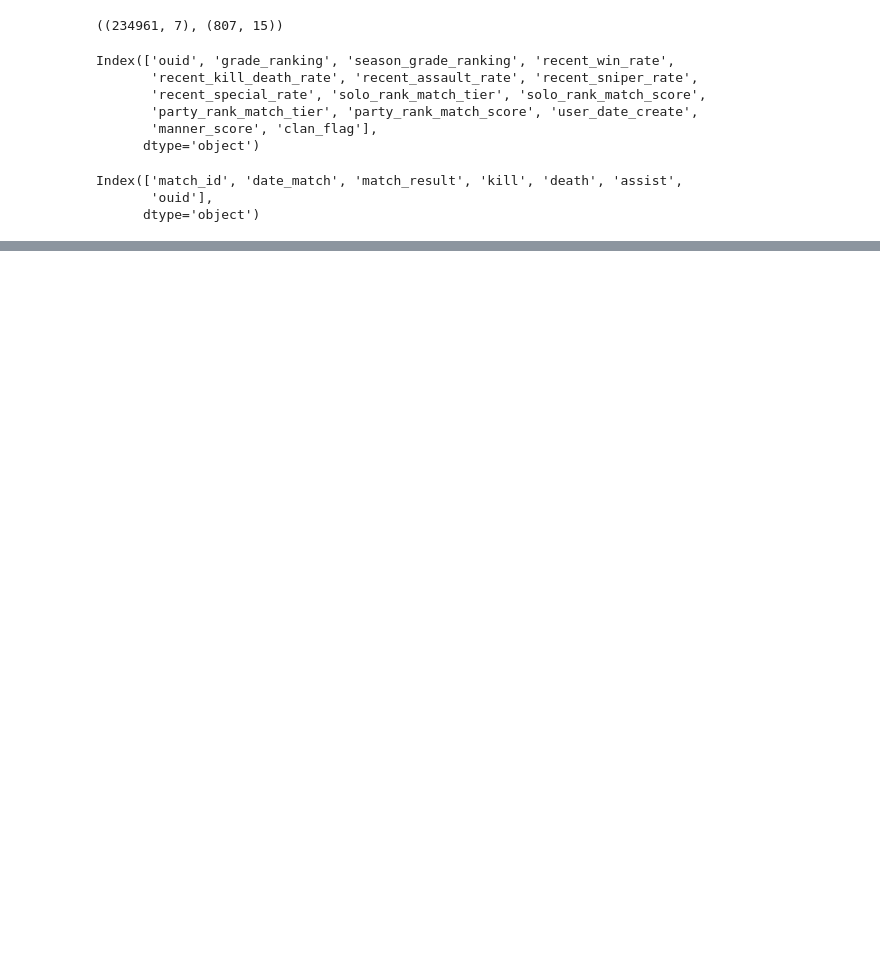
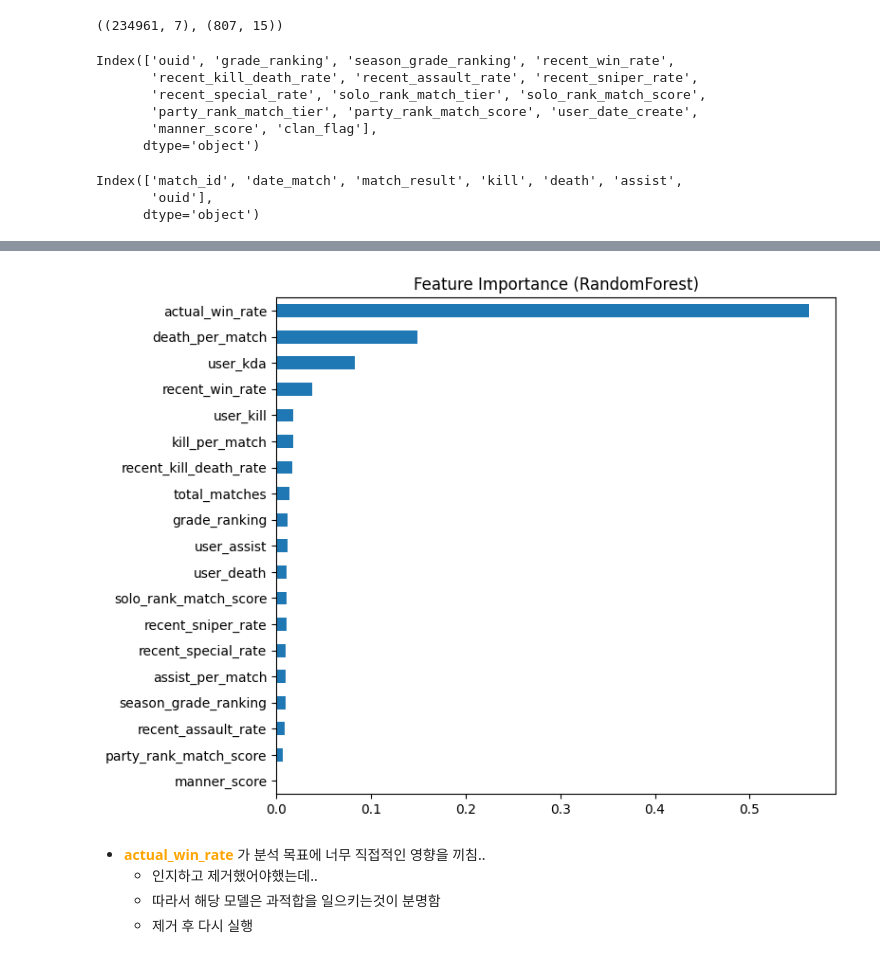
Before and after one commit to pjjongho/NEXON_API, a Jupyter notebook: SA/analysis/data_eda.ipynb, the cells around one changed output, grey strips where cells are left out. Saved outputs shown, nothing was run; the diff lists cells and outputs as text; code cells hidden in the pictures; blank space fills up the shorter version.

```diff
--- a/SA/analysis/data_eda.ipynb
+++ b/SA/analysis/data_eda.ipynb
@@ -204,0 +198,15 @@ df_match
+# %%
+df_model = df.drop(['ouid'], axis=1)
+
+# input, target split
+X = df_model.drop('target', axis=1)
+y = df_model['target']
+# %%
+# train, test data split
+
+X_train, X_test, y_train, y_test = train_test_split(X, y, test_size=0.2, stratify=y, random_state=42)
+# %%
+# model training
+
+model = RandomForestClassifier()
+model.fit(X_train, y_train)
@@ -204,0 +240,16 @@ df_match
+# %%
+import matplotlib.pyplot as plt
+import seaborn as sns
+
+feature_importance = pd.Series(model.feature_importances_, index=X.columns)
+feature_importance.sort_values(ascending=True).plot(kind='barh', figsize=(8, 6))
+plt.title("Feature Importance (RandomForest)")
+plt.tight_layout()
+plt.show()
+# %% [output]
+[figure, added]
+# %% [markdown]
+- **<span style="color:orange">actual_win_rate</span>** 가 분석 목표에 너무 직접적인 영향을 끼침..
+    - 인지하고 제거했어야했는데..
+    - 따라서 해당 모델은 과적합을 일으키는것이 분명함
+    - 제거 후 다시 실행
```
Also changed, not shown: parts of 43 cells of this notebook.
